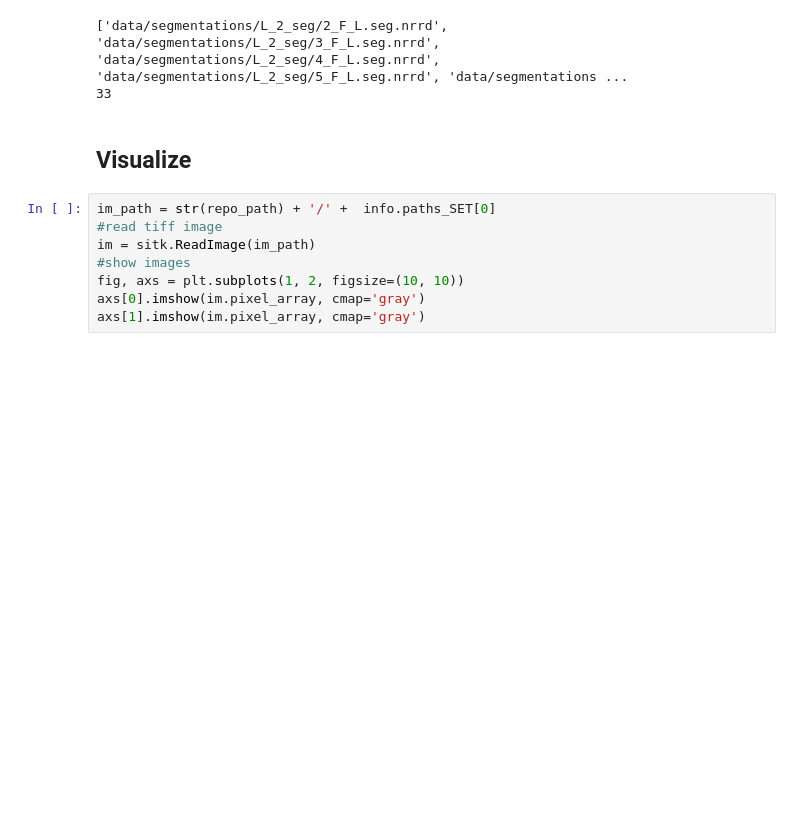
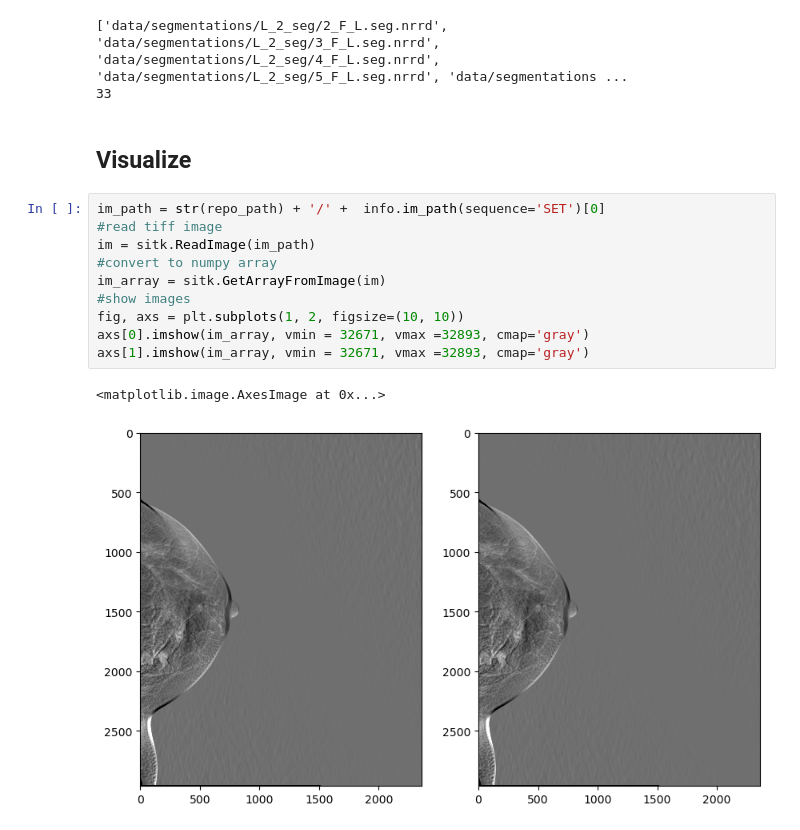
Before and after one commit to Likalto4/Added_value_feature_uncertainty, a Jupyter notebook: notebooks/initials/get_metadata.ipynb, the cells around one changed output. Drawn from its saved outputs; the diff is of its cells as text; blank space fills up the shorter version.

```diff
--- a/notebooks/initials/get_metadata.ipynb
+++ b/notebooks/initials/get_metadata.ipynb
@@ -231,10 +220,15 @@ print(len(seg_paths))
 # %% [markdown]
 ## Visualize
 # %%
-im_path = str(repo_path) + '/' +  info.paths_SET[0]
+im_path = str(repo_path) + '/' +  info.im_path(sequence='SET')[0]
 #read tiff image
 im = sitk.ReadImage(im_path)
+#convert to numpy array
+im_array = sitk.GetArrayFromImage(im)
 #show images
 fig, axs = plt.subplots(1, 2, figsize=(10, 10))
-axs[0].imshow(im.pixel_array, cmap='gray')
-axs[1].imshow(im.pixel_array, cmap='gray')
+axs[0].imshow(im_array, vmin = 32671, vmax =32893, cmap='gray')
+axs[1].imshow(im_array, vmin = 32671, vmax =32893, cmap='gray')
+# %% [output]
+<matplotlib.image.AxesImage at 0x...>
+[figure, added]
```
Also changed, not shown: parts of 6 cells of this notebook, 3 other files.
